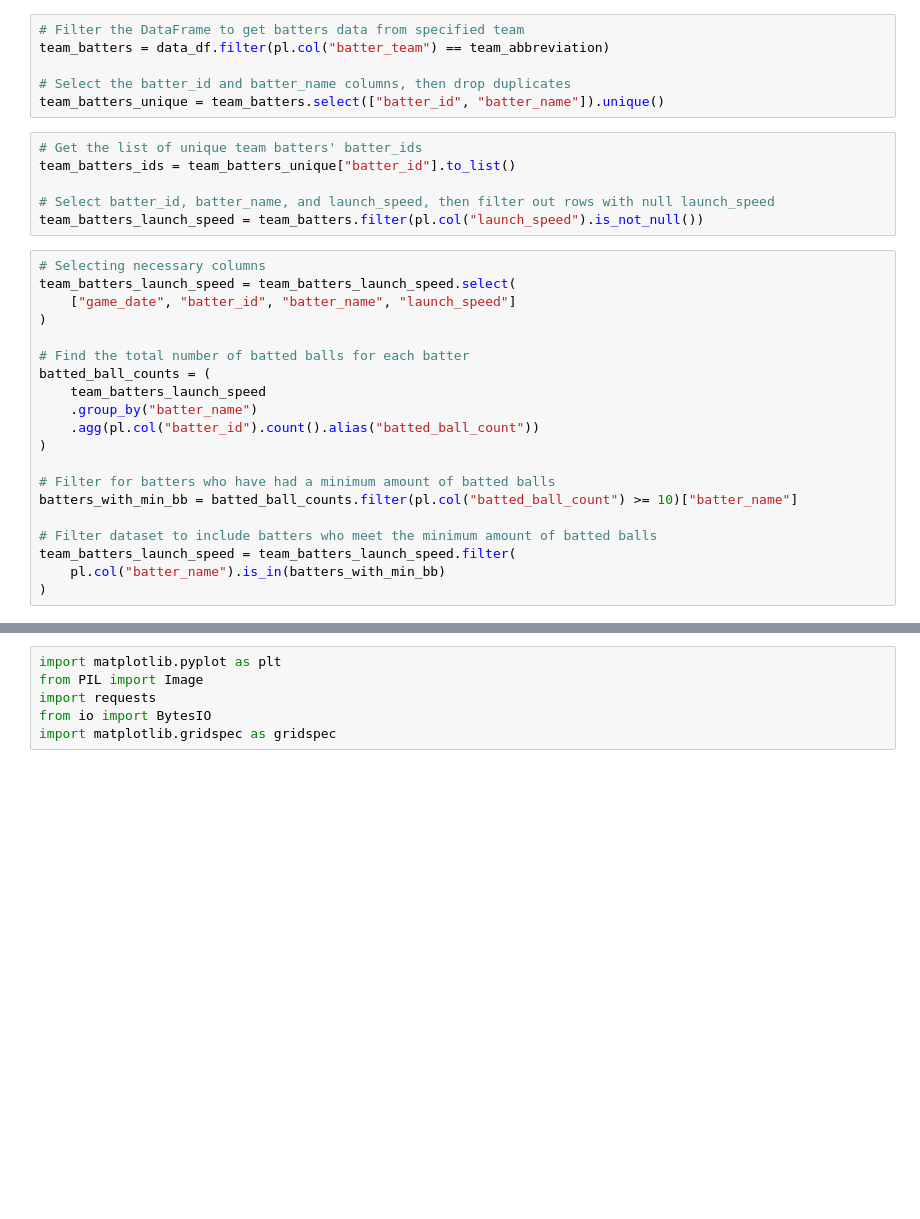
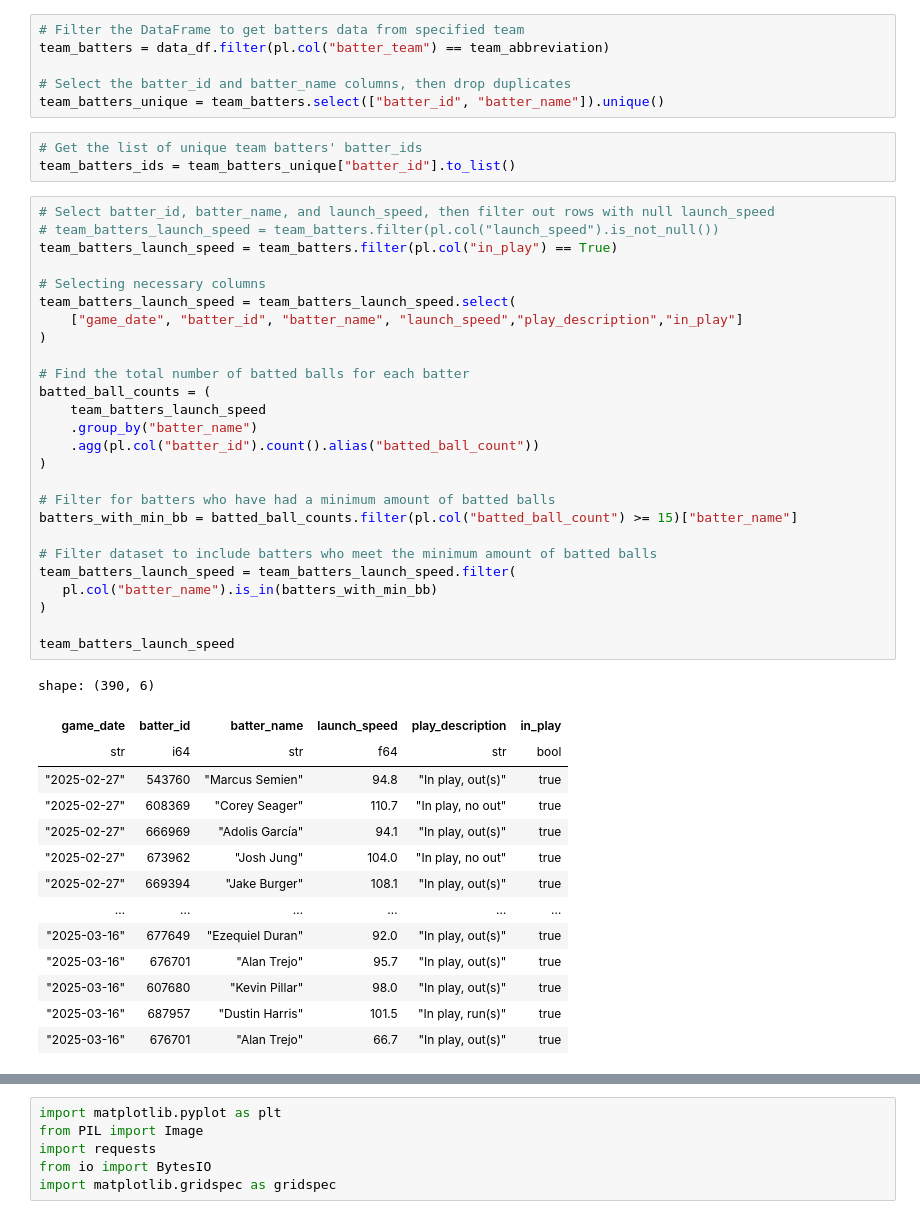
Before and after one commit to CarsonHallford/Top_10_EV90, a Jupyter notebook: Top_10_EV90.ipynb, the cells around one changed output, grey strips where cells are left out. Drawn from its saved outputs; the diff is of its cells as text; blank space fills up the shorter version.

```diff
--- a/Top_10_EV90.ipynb
+++ b/Top_10_EV90.ipynb
@@ -63,29 +78,47 @@ team_batters_unique = team_batters.select(["batter_id", "batter_name"]).unique()
 # %%
 # Get the list of unique team batters' batter_ids
 team_batters_ids = team_batters_unique["batter_id"].to_list()
-
-# Select batter_id, batter_name, and launch_speed, then filter out rows with null launch_speed
-team_batters_launch_speed = team_batters.filter(pl.col("launch_speed").is_not_null())
 # %%
+# Select batter_id, batter_name, and launch_speed, then filter out rows with null launch_speed
+# team_batters_launch_speed = team_batters.filter(pl.col("launch_speed").is_not_null())
+team_batters_launch_speed = team_batters.filter(pl.col("in_play") == True)
+
 # Selecting necessary columns
 team_batters_launch_speed = team_batters_launch_speed.select(
-    ["game_date", "batter_id", "batter_name", "launch_speed"]
+    ["game_date", "batter_id", "batter_name", "launch_speed","play_description","in_play"]
 )
 
 # Find the total number of batted balls for each batter
 batted_ball_counts = (
     team_batters_launch_speed
     .group_by("batter_name")
     .agg(pl.col("batter_id").count().alias("batted_ball_count"))
 )
 
 # Filter for batters who have had a minimum amount of batted balls
-batters_with_min_bb = batted_ball_counts.filter(pl.col("batted_ball_count") >= 10)["batter_name"]
+batters_with_min_bb = batted_ball_counts.filter(pl.col("batted_ball_count") >= 15)["batter_name"]
 
 # Filter dataset to include batters who meet the minimum amount of batted balls
 team_batters_launch_speed = team_batters_launch_speed.filter(
-    pl.col("batter_name").is_in(batters_with_min_bb)
+   pl.col("batter_name").is_in(batters_with_min_bb)
 )
+
+team_batters_launch_speed
+# %% [output]
+shape: (390, 6)
+| game_date | batter_id | batter_name | launch_speed | play_description | in_play |
+| str | i64 | str | f64 | str | bool |
+| "2025-02-27" | 543760 | "Marcus Semien" | 94.8 | "In play, out(s)" | true |
+| "2025-02-27" | 608369 | "Corey Seager" | 110.7 | "In play, no out" | true |
+| "2025-02-27" | 666969 | "Adolis García" | 94.1 | "In play, out(s)" | true |
+| "2025-02-27" | 673962 | "Josh Jung" | 104.0 | "In play, no out" | true |
+| "2025-02-27" | 669394 | "Jake Burger" | 108.1 | "In play, out(s)" | true |
+| … | … | … | … | … | … |
+| "2025-03-16" | 677649 | "Ezequiel Duran" | 92.0 | "In play, out(s)" | true |
+| "2025-03-16" | 676701 | "Alan Trejo" | 95.7 | "In play, out(s)" | true |
+| "2025-03-16" | 607680 | "Kevin Pillar" | 98.0 | "In play, out(s)" | true |
+| "2025-03-16" | 687957 | "Dustin Harris" | 101.5 | "In play, run(s)" | true |
+| "2025-03-16" | 676701 | "Alan Trejo" | 66.7 | "In play, out(s)" | true |
 # %%
 from decimal import Decimal, ROUND_HALF_UP
 # Convert DataFrame from Polars to Pandas for easier data manipulation
```
Also changed, not shown: parts of 4 cells of this notebook.
